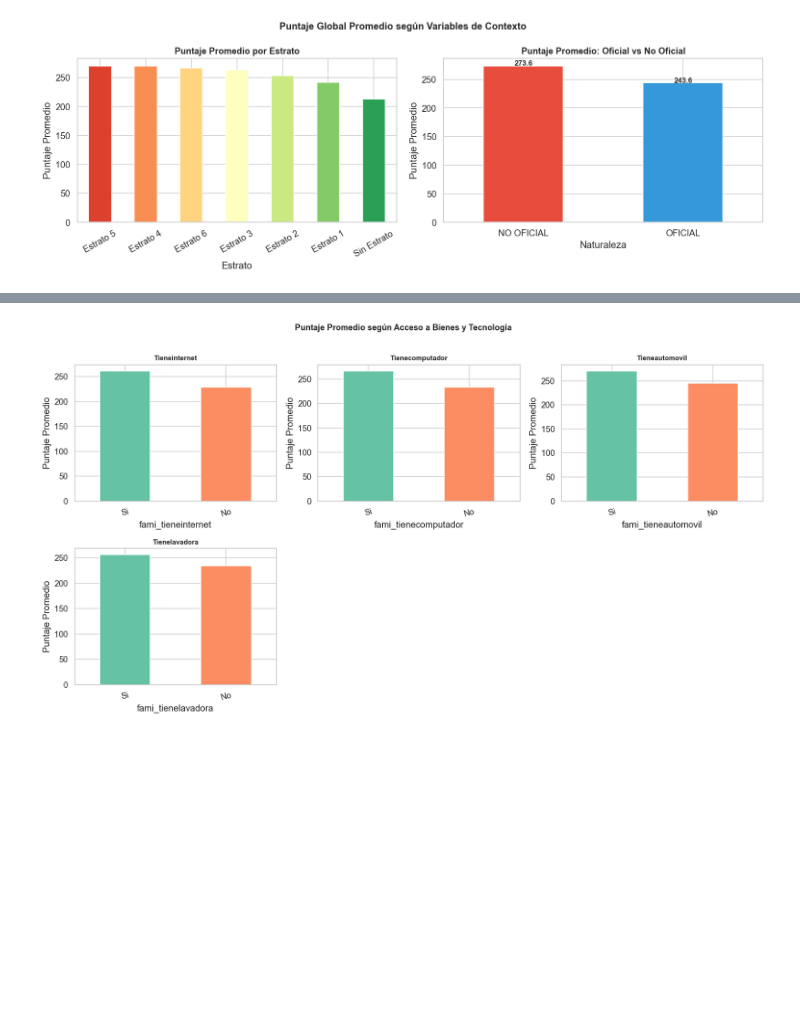
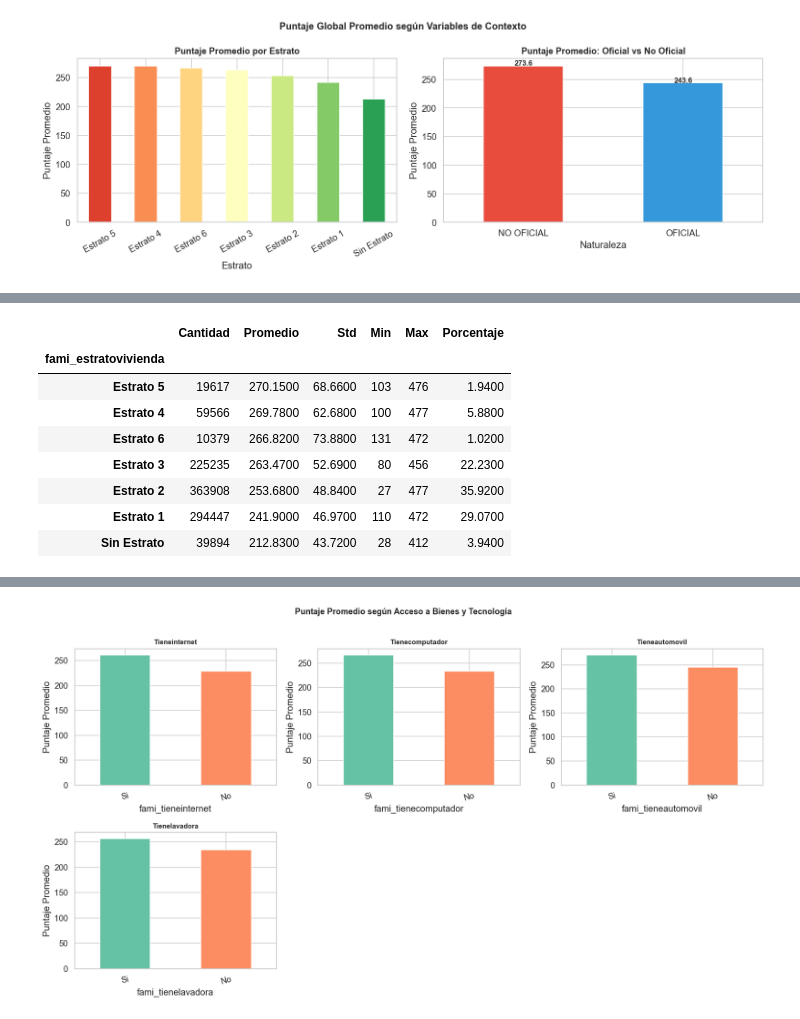
Before and after one commit to ccarvajalesc/PUJ-ML-Proyecto, a Jupyter notebook: Notebooks/Saber11_ML_Proyecto_V2.ipynb, the cells around one changed output, grey strips where cells are left out. Saved outputs shown, nothing was run; the diff lists cells and outputs as text; code cells hidden in the pictures; blank space fills up the shorter version.

```diff
--- a/Notebooks/Saber11_ML_Proyecto_V2.ipynb
+++ b/Notebooks/Saber11_ML_Proyecto_V2.ipynb
@@ -634,3 +828,72 @@ plt.savefig('images/fig_puntaje_contexto.png', dpi=110, bbox_inches='tight')
 plt.show()
 # %% [output]
 [figure]
+# %%
+
+# =============================================================================
+# Puntaje promedio por estrato socioeconómico
+# =============================================================================
+
+if 'fami_estratovivienda' in df_raw.columns:
+
+    print('\n' + '=' * 90)
+    print('📊 PUNTAJE GLOBAL POR ESTRATO SOCIOECONÓMICO')
+    print('=' * 90)
+
+    resumen_estrato = (
+        df_raw
+        .groupby('fami_estratovivienda')['punt_global']
+        .agg(['count', 'mean', 'std', 'min', 'max'])
+        .round(2)
+        .sort_values('mean', ascending=False)
+        .rename(columns={
+            'count': 'Cantidad',
+            'mean': 'Promedio',
+            'std': 'Std',
+            'min': 'Min',
+            'max': 'Max'
+        })
+    )
+
+    resumen_estrato['Porcentaje'] = (
+        resumen_estrato['Cantidad']
+        / resumen_estrato['Cantidad'].sum()
+        * 100
+    ).round(2)
+
+    display(resumen_estrato)
+
+
+# =============================================================================
+# Puntaje promedio por naturaleza del colegio
+# =============================================================================
+
+if 'cole_naturaleza' in df_raw.columns:
+
+    print('\n' + '=' * 90)
+    print('📊 PUNTAJE GLOBAL POR NATURALEZA DEL COLEGIO')
+    print('=' * 90)
+
+    resumen_nat = (
+        df_raw
+        .groupby('cole_naturaleza')['punt_global']
+        .agg(['count', 'mean', 'std', 'min', 'max'])
+        .round(2)
+        .sort_values('mean', ascending=False)
+        .rename(columns={
+            'count': 'Cantidad',
+            'mean': 'Promedio',
+            'std': 'Std',
+            'min': 'Min',
+            'max': 'Max'
+        })
+    )
+
+    resumen_nat['Porcentaje'] = (
+        resumen_nat['Cantidad']
+        / resumen_nat['Cantidad'].sum()
+        * 100
+    ).round(2)
+
+    display(resumen_nat)
+# %% [output]
@@ -636,0 +903,9 @@ plt.show()
+|  | Cantidad | Promedio | Std | Min | Max | Porcentaje |
+| fami_estratovivienda |  |  |  |  |  |  |
+| Estrato 5 | 19617 | 270.1500 | 68.6600 | 103 | 476 | 1.9400 |
+| Estrato 4 | 59566 | 269.7800 | 62.6800 | 100 | 477 | 5.8800 |
+| Estrato 6 | 10379 | 266.8200 | 73.8800 | 131 | 472 | 1.0200 |
+| Estrato 3 | 225235 | 263.4700 | 52.6900 | 80 | 456 | 22.2300 |
+| Estrato 2 | 363908 | 253.6800 | 48.8400 | 27 | 477 | 35.9200 |
+| Estrato 1 | 294447 | 241.9000 | 46.9700 | 110 | 472 | 29.0700 |
+| Sin Estrato | 39894 | 212.8300 | 43.7200 | 28 | 412 | 3.9400 |
```
Also changed, not shown: parts of 10 cells of this notebook, 27 other files.
